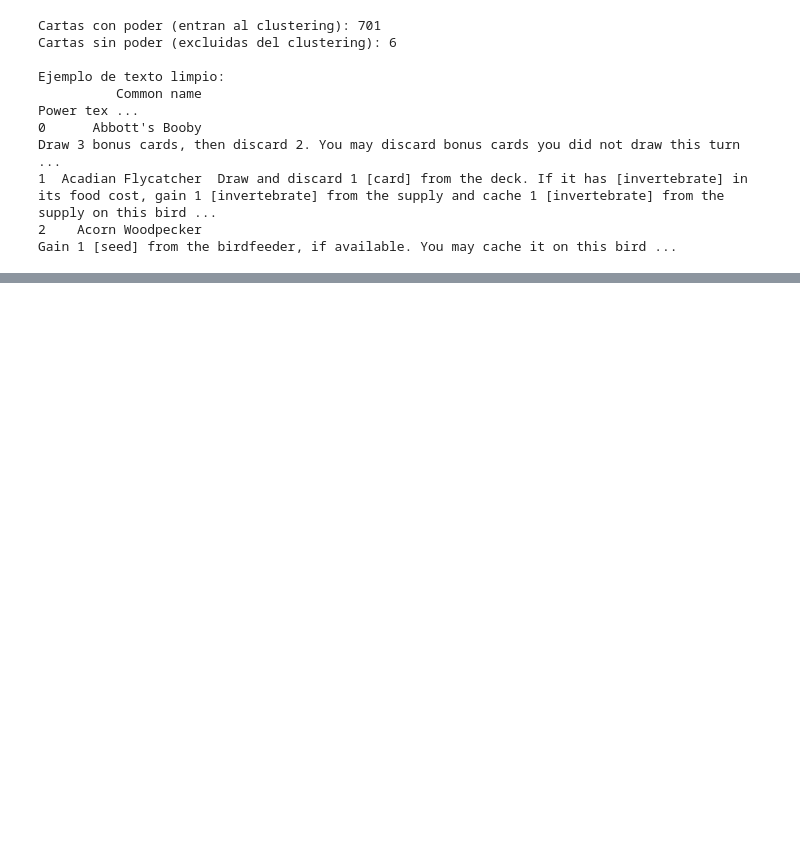
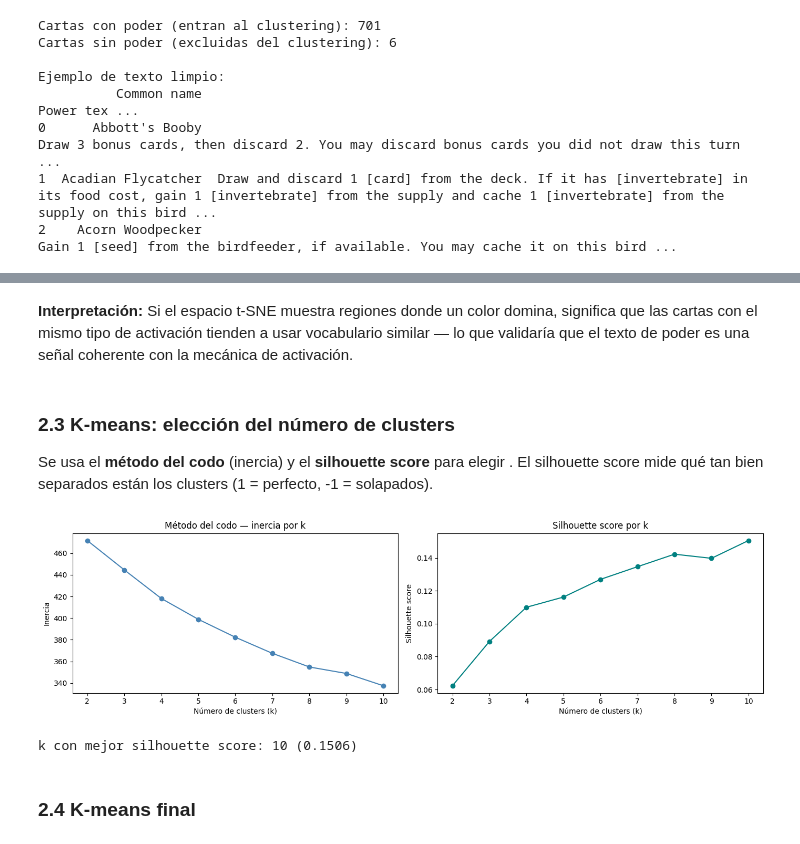
Before and after one commit to marce8881/wingspan-ml, a Jupyter notebook: notebooks/wingspan_analysis.ipynb, the cells around one changed output, grey strips where cells are left out. Drawn from its saved outputs; the diff is of its cells as text; code cells hidden in the pictures; blank space fills up the shorter version.

Commit message:
feat: section 2 - TF-IDF vectorization, PCA, t-SNE, K-means and DBSCAN

```diff
--- a/notebooks/wingspan_analysis.ipynb
+++ b/notebooks/wingspan_analysis.ipynb
@@ -223,0 +306,43 @@ Ejemplo de texto limpio:
+# %% [markdown]
+**Interpretación:** Si el espacio t-SNE muestra regiones donde un color domina, significa que las cartas con el mismo tipo de activación tienden a usar vocabulario similar — lo que validaría que el texto de poder es una señal coherente con la mecánica de activación.
+# %% [markdown]
+### 2.3 K-means: elección del número de clusters
+
+Se usa el **método del codo** (inercia) y el **silhouette score** para elegir .
+El silhouette score mide qué tan bien separados están los clusters (1 = perfecto, -1 = solapados).
+# %%
+from sklearn.cluster import KMeans
+from sklearn.metrics import silhouette_score
+
+inercias = []
+silhouettes = []
+k_range = range(2, 11)
+
+for k in k_range:
+    km = KMeans(n_clusters=k, random_state=RANDOM_STATE, n_init=10)
+    labels = km.fit_predict(X_pca)
+    inercias.append(km.inertia_)
+    silhouettes.append(silhouette_score(X_pca, labels))
+
+fig, axes = plt.subplots(1, 2, figsize=(14, 4))
+
+axes[0].plot(k_range, inercias, marker='o', color='steelblue')
+axes[0].set_title('Método del codo — inercia por k')
+axes[0].set_xlabel('Número de clusters (k)')
+axes[0].set_ylabel('Inercia')
+
+axes[1].plot(k_range, silhouettes, marker='o', color='teal')
+axes[1].set_title('Silhouette score por k')
+axes[1].set_xlabel('Número de clusters (k)')
+axes[1].set_ylabel('Silhouette score')
+
+plt.tight_layout()
+plt.show()
+
+mejor_k = k_range[silhouettes.index(max(silhouettes))]
+print(f'k con mejor silhouette score: {mejor_k} ({max(silhouettes):.4f})')
+# %% [output]
+[figure, added]
+k con mejor silhouette score: 10 (0.1506)
+# %% [markdown]
+### 2.4 K-means final
```
Also changed, not shown: parts of 13 cells of this notebook.
